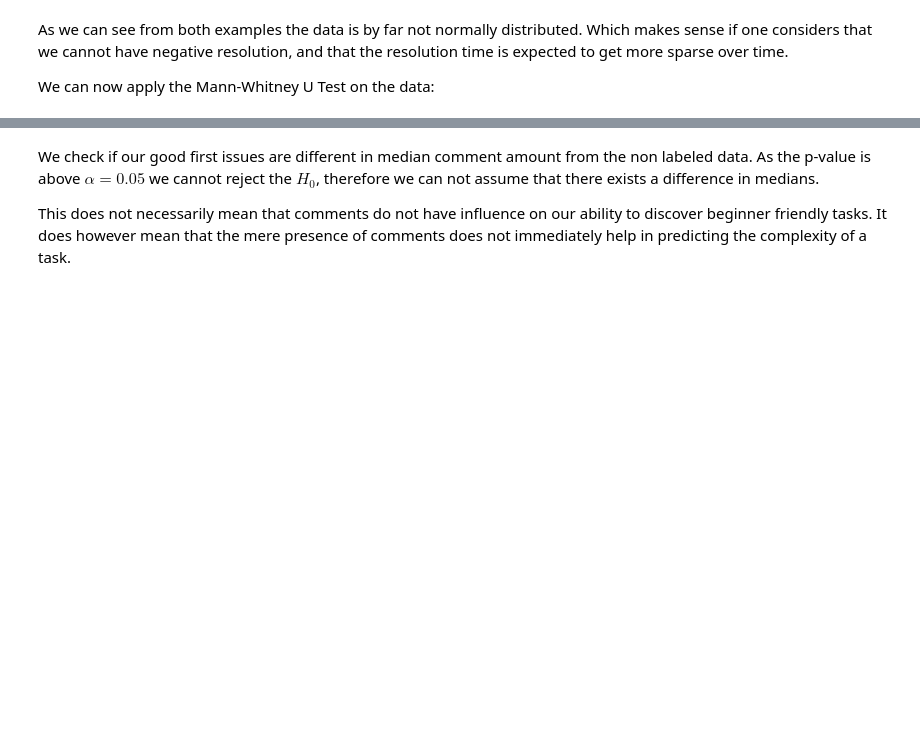
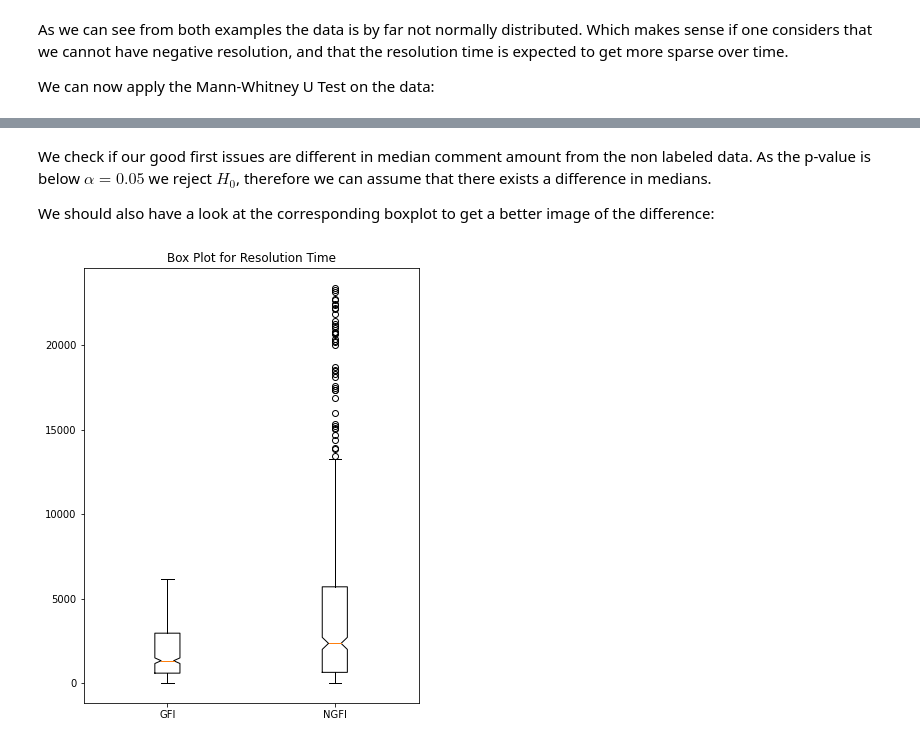
Before and after one commit to hv10/GoodFirstIssuePrediction, a Jupyter notebook: experiments/notebooks/discourse_amount_stat.ipynb, the cells around one changed output, grey strips where cells are left out. Drawn from its saved outputs; the diff is of its cells as text; code cells hidden in the pictures; blank space fills up the shorter version.

```diff
--- a/experiments/notebooks/discourse_amount_stat.ipynb
+++ b/experiments/notebooks/discourse_amount_stat.ipynb
@@ -79,9 +95,14 @@ print(statistic, p_value)
 # %% [markdown]
 We check if our good first issues are different in median comment amount from the non labeled data.
-As the p-value is above $\alpha=0.05$ we cannot reject the $H_0$,
-therefore we can not assume that there exists a difference in medians.
+As the p-value is below $\alpha=0.05$ we reject $H_0$,
+therefore we can assume that there exists a difference in medians.
 
-This does not necessarily mean that comments do not have influence
-on our ability to discover beginner friendly tasks.
-It does however mean that the mere presence of comments
-does not immediately help in predicting the complexity of a task.
+We should also have a look at the corresponding boxplot to get a better image of the difference:
+# %%
+plt.figure(figsize=(6,8))
+plt.title("Box Plot for Resolution Time")
+plt.boxplot([df_gfi["n_comments"], df_ngfi["n_comments"]], notch=True, labels=["GFI", "NGFI"])
+plt.savefig(plot_dir / "fig_box_comm.png")
+plt.show()
+# %% [output]
+[figure, added]
```
Also changed, not shown: parts of 8 cells of this notebook, 6 other files.
